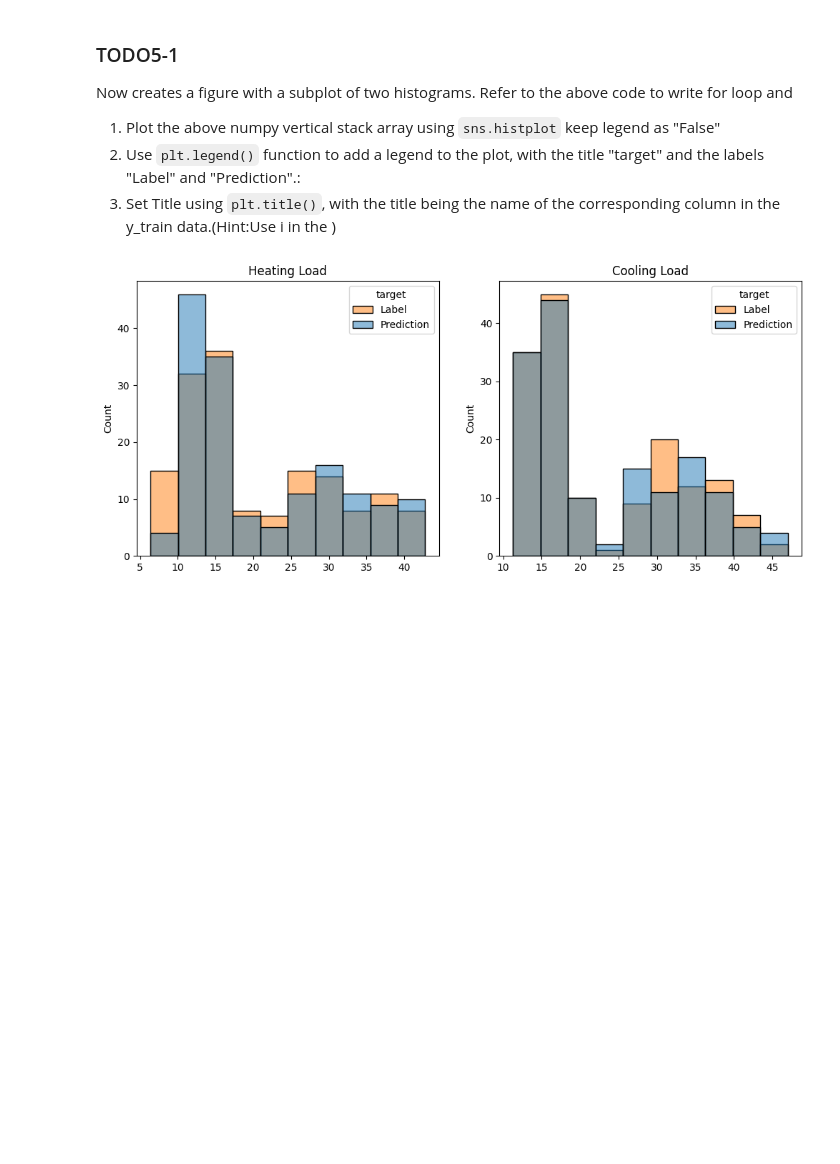
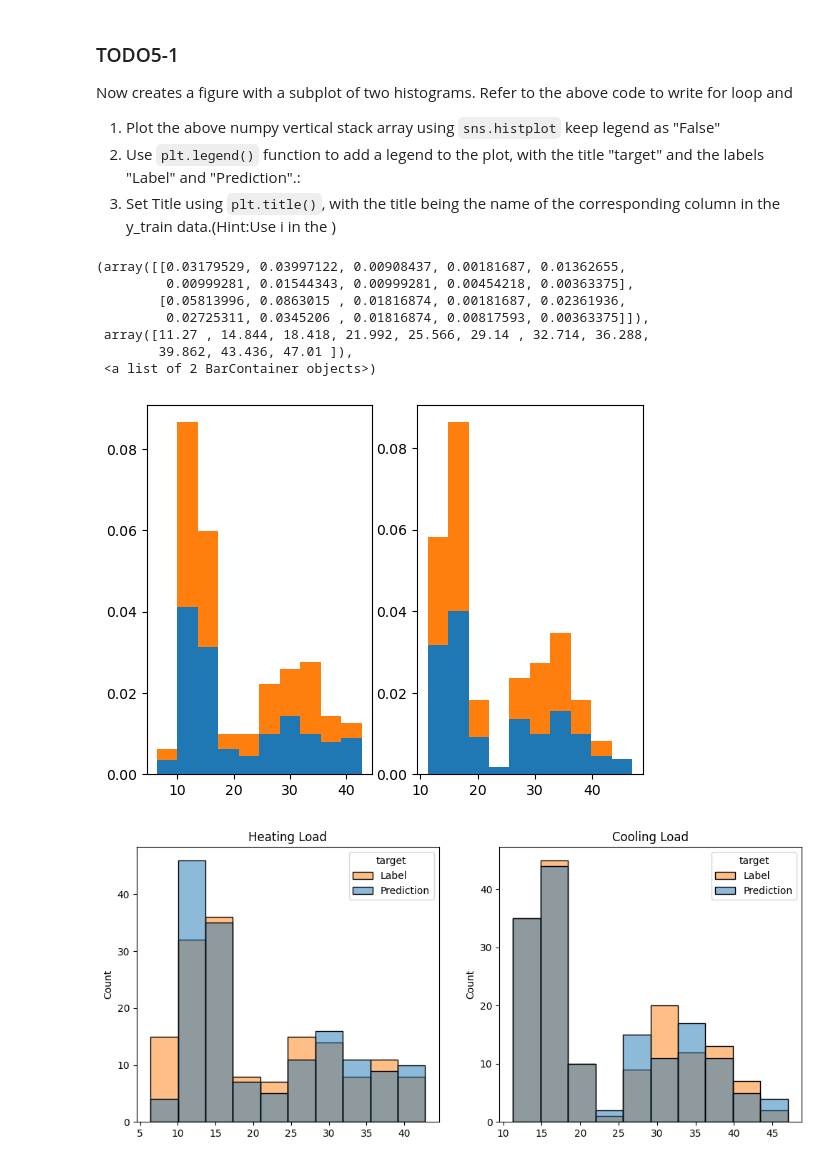
Before and after one commit to Abeoseh/deep_learning, a Jupyter notebook: labs/lab3/Lab3_MLP_SV.ipynb, the cells around one changed output. Drawn from its saved outputs; the diff is of its cells as text; code cells hidden in the pictures; blank space fills up the shorter version.

```diff
--- a/labs/lab3/Lab3_MLP_SV.ipynb
+++ b/labs/lab3/Lab3_MLP_SV.ipynb
@@ -95,7 +82,11 @@ A. Tsanas, A. Xifara: 'Accurate quantitative estimation of energy performance of
     1. Hint: Use the read_excel reference here: [link](https://pandas.pydata.org/docs/reference/api/pandas.read_excel.html)
     1. Hint: Include colnames when loading the data.
 # %%
-df = pd.read_excel("https://archive.ics.uci.edu/ml/machine-learning-databases/00242/ENB2012_data.xlsx", names=["Relative Compactness", "Surface Area",
+# df = pd.read_excel("https://archive.ics.uci.edu/ml/machine-learning-databases/00242/ENB2012_data.xlsx", names=["Relative Compactness", "Surface Area",
+                                                                        #  "Wall Area", "Roof Area", "Overall Height", "Orientation", "Glazing Area",
+                                                                        #  "Glazing Area Distribution", "Heating Load", "Cooling Load"])
+
+df = pd.read_excel("ENB2012_data.xlsx", names=["Relative Compactness", "Surface Area",
                                                                          "Wall Area", "Roof Area", "Overall Height", "Orientation", "Glazing Area",
                                                                          "Glazing Area Distribution", "Heating Load", "Cooling Load"])
 # %% [markdown]
@@ -509,4 +421,22 @@ Refer to the above code to write for loop and
 1. Plot the above numpy vertical stack array using `sns.histplot` keep legend as "False"
 1. Use `plt.legend()` function to add a legend to the plot, with the title "target" and the labels "Label" and "Prediction".:
 1. Set Title using `plt.title()`, with the title being the name of the corresponding column in the y_train data.(Hint:Use i in the )
+# %%
+temp_df = pd.concat([y_test.reset_index(), pd.DataFrame(predictions, columns=["Prediction1", "Prediction2"])], axis = 1).drop("index", axis = 1)
+
+
+
+fig, (ax0, ax1) = plt.subplots(nrows=1, ncols=2)
+
+ax0.hist(temp_df.loc[:,["Heating Load", "Prediction1"]], density=True, histtype='barstacked', stacked=True)
+ax1.hist(temp_df.loc[:,["Cooling Load", "Prediction2"]], density=True, histtype='bar', stacked=True)
+# %% [output]
+(array([[0.03179529, 0.03997122, 0.00908437, 0.00181687, 0.01362655,
+         0.00999281, 0.01544343, 0.00999281, 0.00454218, 0.00363375],
+        [0.05813996, 0.0863015 , 0.01816874, 0.00181687, 0.02361936,
+         0.02725311, 0.0345206 , 0.01816874, 0.00817593, 0.00363375]]),
+ array([11.27 , 14.844, 18.418, 21.992, 25.566, 29.14 , 32.714, 36.288,
+        39.862, 43.436, 47.01 ]),
+ <a list of 2 BarContainer objects>)
+[figure, added]
 # %%
```
Also changed, not shown: parts of 13 cells of this notebook, 1 other file.
